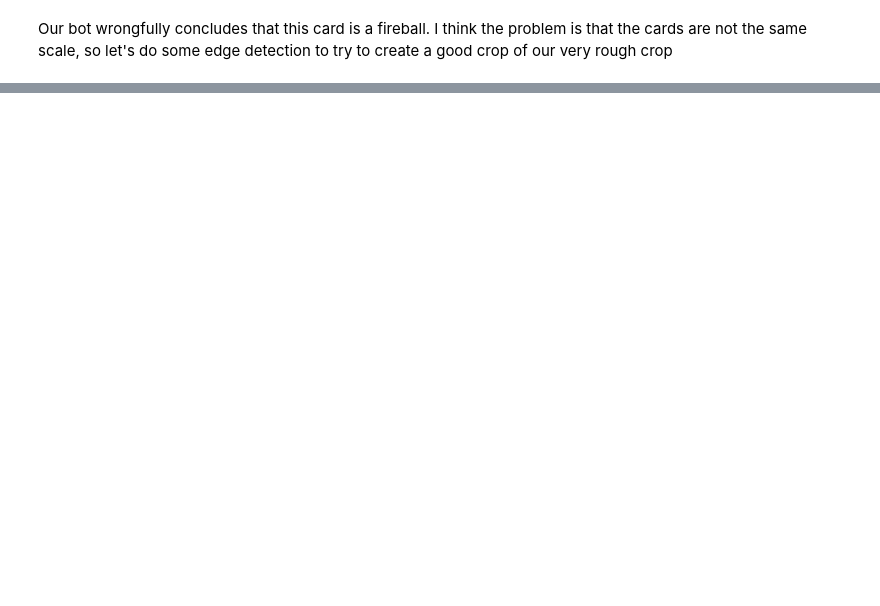
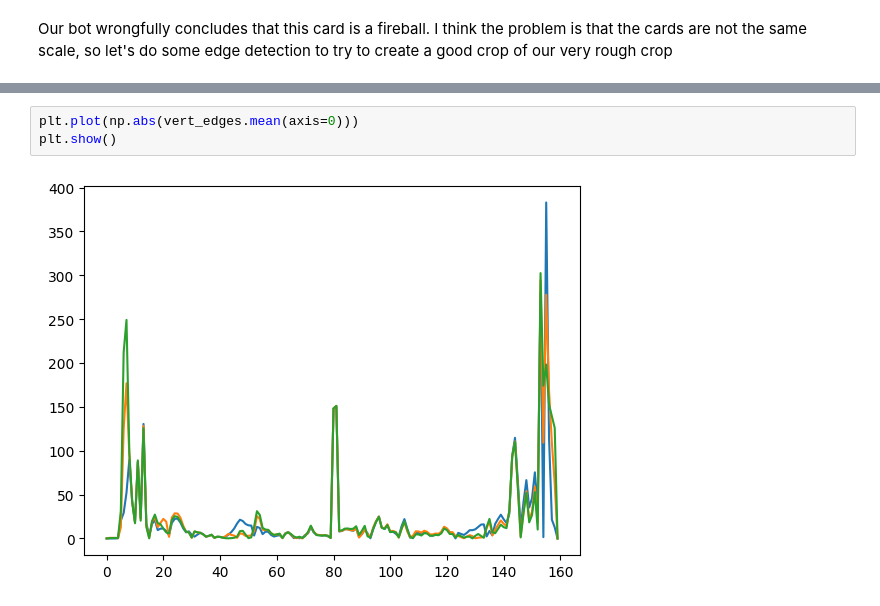
Before and after one commit to AshtonCoates/king-tensor, a Jupyter notebook: notebooks/hand_matching.ipynb, the cells around one changed output, grey strips where cells are left out. Drawn from its saved outputs; the diff is of its cells as text; blank space fills up the shorter version.

```diff
--- a/notebooks/hand_matching.ipynb
+++ b/notebooks/hand_matching.ipynb
@@ -62,0 +66,5 @@ plt.show()
+# %%
+plt.plot(np.abs(vert_edges.mean(axis=0)))
+plt.show()
+# %% [output]
+[figure, added]
```
Also changed, not shown: parts of 16 cells of this notebook, 33 other files.
